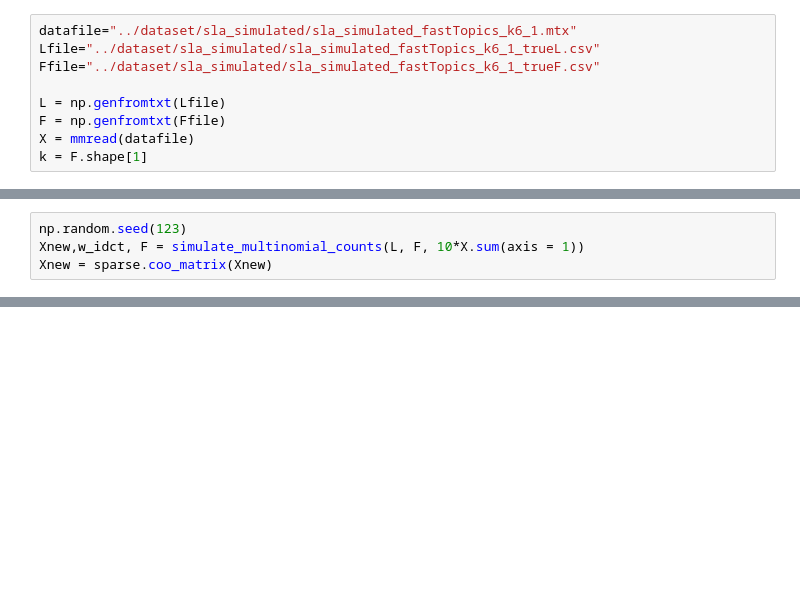
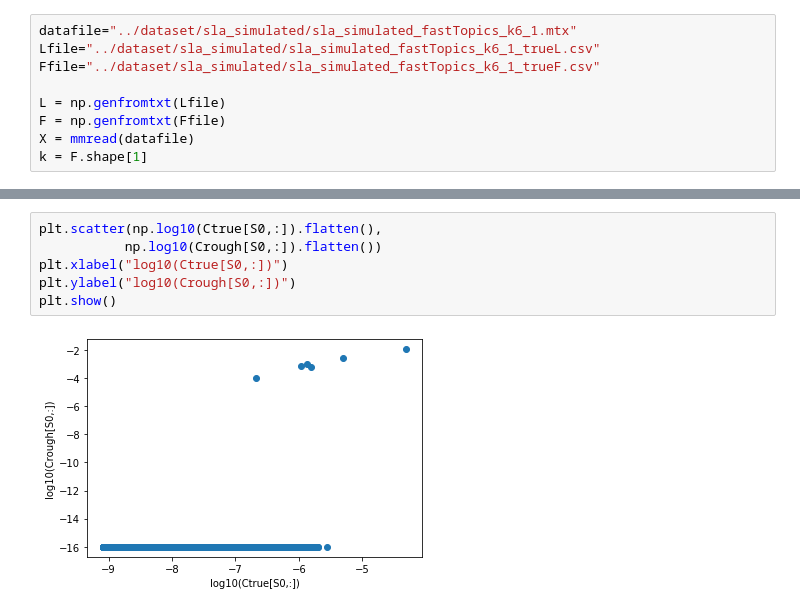
Before and after one commit to zihao12/pyJSMF-RAW, a Jupyter notebook: experiments/sla_multinomial1.ipynb, the cells around one changed output, grey strips where cells are left out. Drawn from its saved outputs; the diff is of its cells as text; blank space fills up the shorter version.

```diff
--- a/experiments/sla_multinomial1.ipynb
+++ b/experiments/sla_multinomial1.ipynb
@@ -212,4 +45,0 @@ array([[0.109, 0.014, 0.024, 0.018, 0.016, 0.006],
-# %%
-np.random.seed(123)
-Xnew,w_idct, F = simulate_multinomial_counts(L, F, 10*X.sum(axis = 1))
-Xnew = sparse.coo_matrix(Xnew)
@@ -252,0 +244,8 @@ for i in range(k):
+# %%
+plt.scatter(np.log10(Ctrue[S0,:]).flatten(),
+           np.log10(Crough[S0,:]).flatten())
+plt.xlabel("log10(Ctrue[S0,:])")
+plt.ylabel("log10(Crough[S0,:])")
+plt.show()
+# %% [output]
+[figure, added]
```
Also changed, not shown: parts of 64 cells of this notebook.
